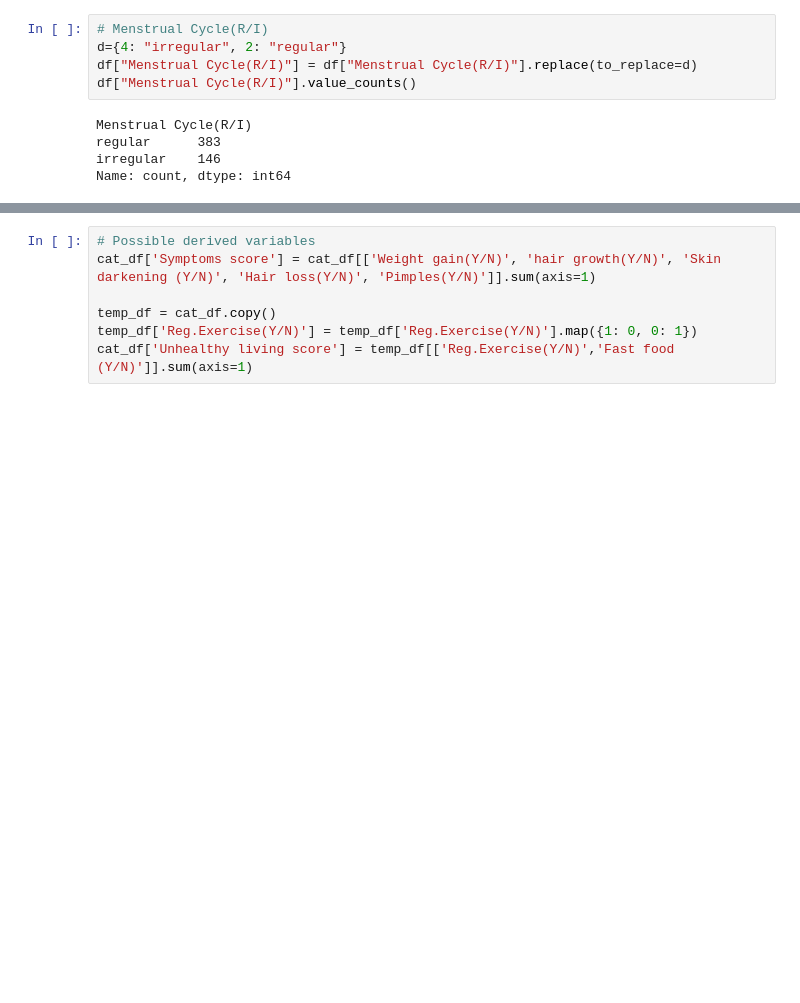
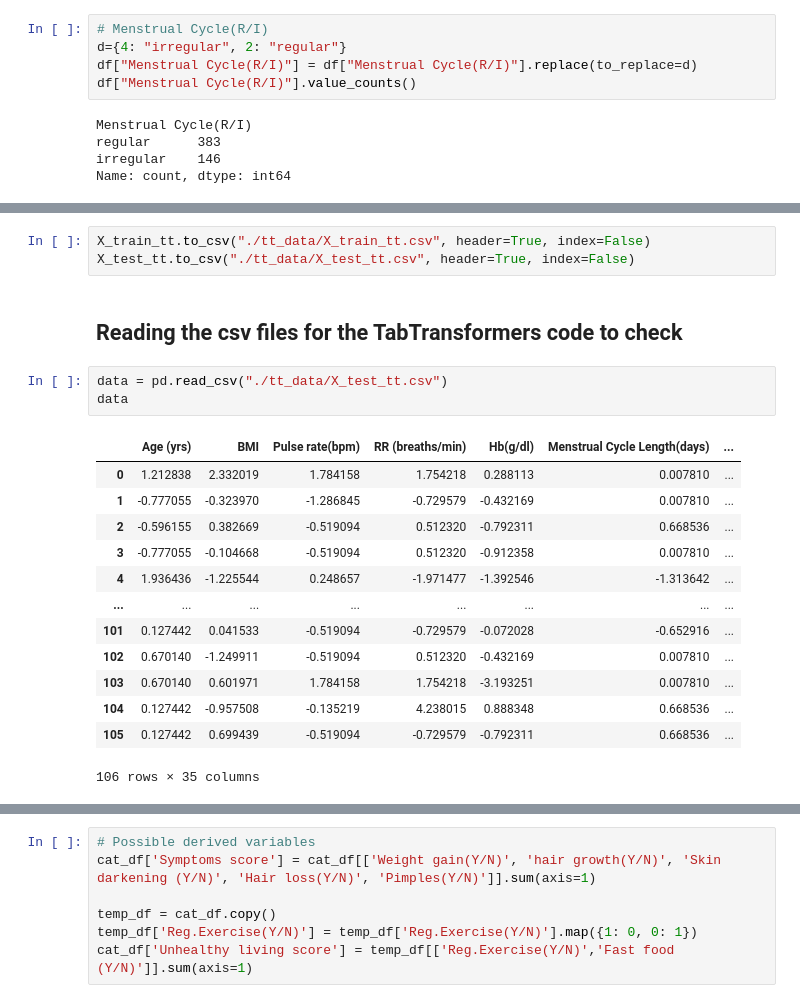
Before and after one commit to stacychann/dsa4262_pcos, a Jupyter notebook: Cleaning_EDA.ipynb, the cells around one changed output, grey strips where cells are left out. Saved outputs shown, nothing was run; the diff lists cells and outputs as text; blank space fills up the shorter version.

```diff
--- a/Cleaning_EDA.ipynb
+++ b/Cleaning_EDA.ipynb
@@ -468,0 +554,22 @@ dtype: int64
+# %%
+X_train_tt.to_csv("./tt_data/X_train_tt.csv", header=True, index=False)
+X_test_tt.to_csv("./tt_data/X_test_tt.csv", header=True, index=False)
+# %% [markdown]
+## Reading the csv files for the TabTransformers code to check
+# %%
+data = pd.read_csv("./tt_data/X_test_tt.csv")
+data
+# %% [output]
+|  | Age (yrs) | BMI | Pulse rate(bpm) | RR (breaths/min) | Hb(g/dl) | Menstrual Cycle Length(days) | ... |
+| 0 | 1.212838 | 2.332019 | 1.784158 | 1.754218 | 0.288113 | 0.007810 | ... |
+| 1 | -0.777055 | -0.323970 | -1.286845 | -0.729579 | -0.432169 | 0.007810 | ... |
+| 2 | -0.596155 | 0.382669 | -0.519094 | 0.512320 | -0.792311 | 0.668536 | ... |
+| 3 | -0.777055 | -0.104668 | -0.519094 | 0.512320 | -0.912358 | 0.007810 | ... |
+| 4 | 1.936436 | -1.225544 | 0.248657 | -1.971477 | -1.392546 | -1.313642 | ... |
+| ... | ... | ... | ... | ... | ... | ... | ... |
+| 101 | 0.127442 | 0.041533 | -0.519094 | -0.729579 | -0.072028 | -0.652916 | ... |
+| 102 | 0.670140 | -1.249911 | -0.519094 | 0.512320 | -0.432169 | 0.007810 | ... |
+| 103 | 0.670140 | 0.601971 | 1.784158 | 1.754218 | -3.193251 | 0.007810 | ... |
+| 104 | 0.127442 | -0.957508 | -0.135219 | 4.238015 | 0.888348 | 0.668536 | ... |
+| 105 | 0.127442 | 0.699439 | -0.519094 | -0.729579 | -0.792311 | 0.668536 | ... |
+106 rows × 35 columns
```
Also changed, not shown: parts of 126 cells of this notebook, 12 other files.
